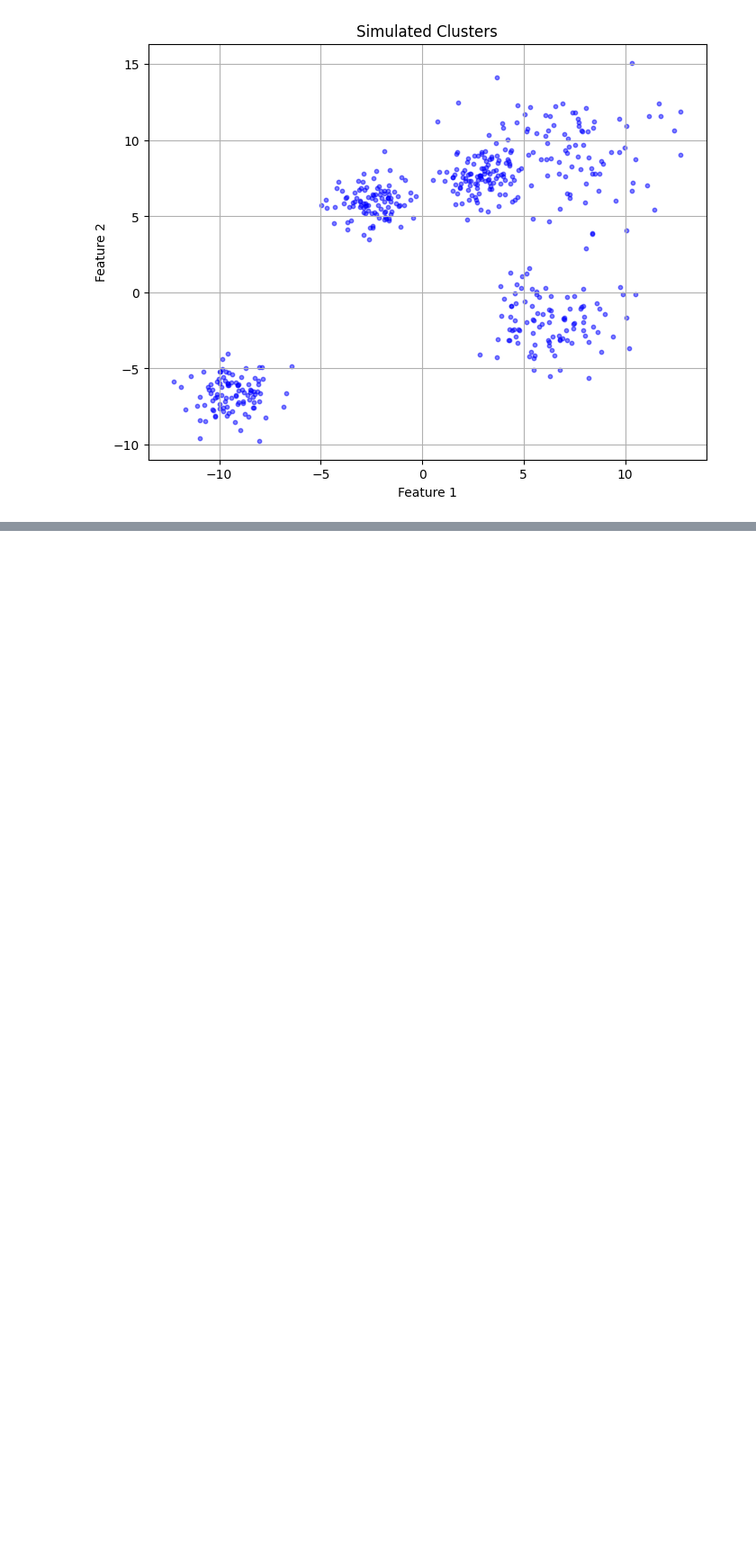
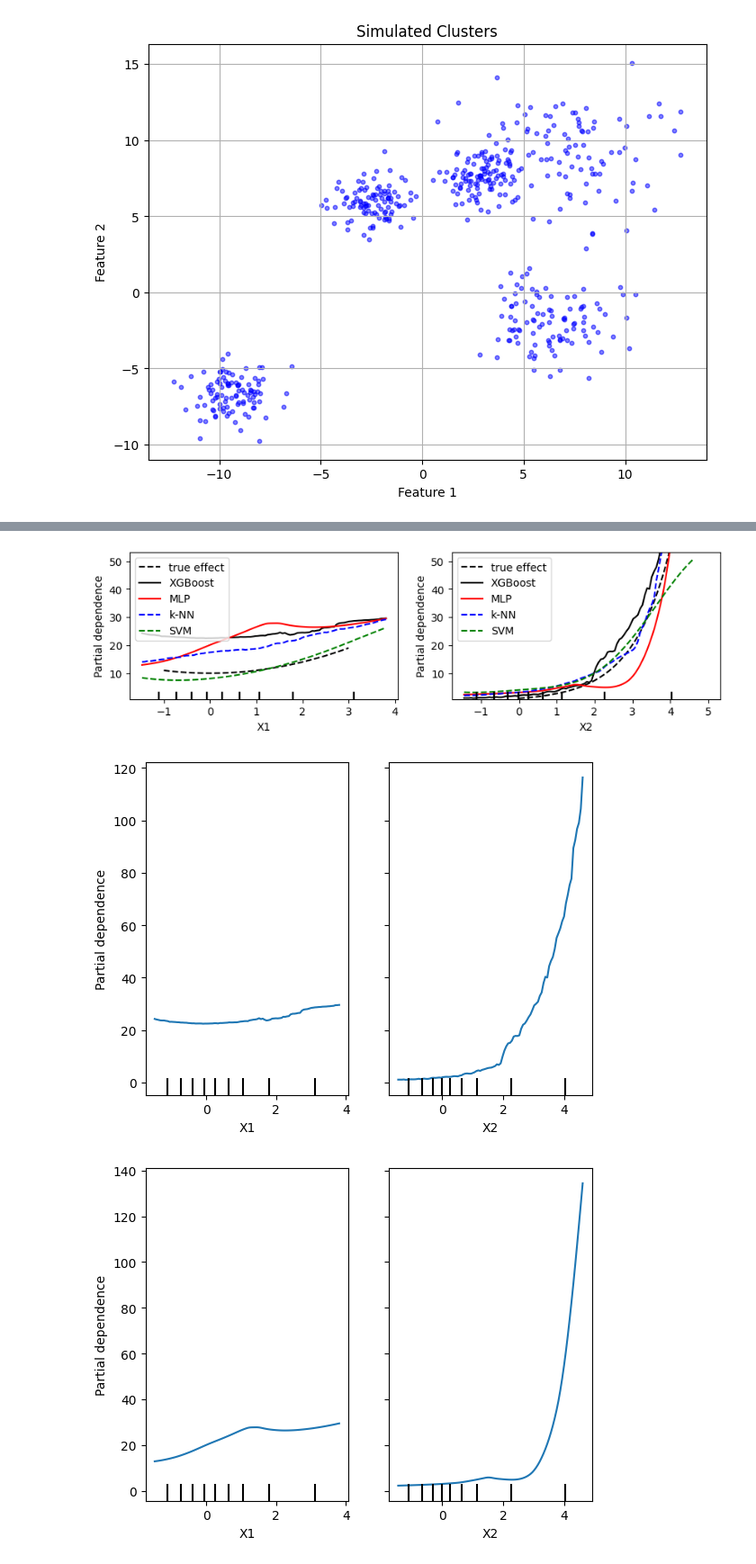
Before and after one commit to Versus-91/blackboxofmachinelearning, a Jupyter notebook: a.ipynb, the cells around one changed output, grey strips where cells are left out. Shown at 90% size. Cells and saved outputs as stored; diff of their text form; code cells hidden in the pictures; blank space fills up the shorter version.

```diff
--- a/a.ipynb
+++ b/a.ipynb
@@ -389,0 +576,28 @@ plt.show()
+# %%
+from sklearn.inspection import PartialDependenceDisplay
+my_plot = None
+fig,(ax1,ax2) = plt.subplots(1, 2, figsize=(10, 2.5))  # (rows, columns, index)
+rf_disp = PartialDependenceDisplay.from_estimator(rf_model, X_train, features=[0,1],feature_names=["X1","X2"],n_jobs=-1)
+mlp_reg_disp = PartialDependenceDisplay.from_estimator(mlp_reg, X_train, features=[0,1],feature_names=["X1","X2"],n_jobs=-1)
+knn_disp = PartialDependenceDisplay.from_estimator(knn_reg, X_train, features=[0,1],feature_names=["X1","X2"],n_jobs=-1)
+svm_disp = PartialDependenceDisplay.from_estimator(svm_reg, X_train, features=[0,1],feature_names=["X1","X2"],n_jobs=-1)
+
+
+
+x_vals1 = np.linspace(-1, 3, 1000)
+x_vals2 = np.linspace(0, 5, 1000)
+ax1.plot(x_vals1, (x_vals1**2)+10, label='true effect', color='black',linestyle='dashed')
+ax2.plot(x_vals2, np.exp(x_vals2), label='true effect', color='black',linestyle='dashed')
+rf_disp.plot(ax=[ax1, ax2,], line_kw={"label": "XGBoost","color":'black'})
+mlp_reg_disp.plot(ax=[ax1, ax2], line_kw={"label": "MLP","color":'red'})
+knn_disp.plot(ax=[ax1, ax2], line_kw={"label": "k-NN","color":'blue','linestyle':'dashed'})
+svm_disp.plot(ax=[ax1, ax2], line_kw={"label": "SVM","color":'green','linestyle':'dashed'})
+
+
+
+
+my_plot = fig
+# %% [output]
+[figure, added]
+[figure, added]
+[figure, added]
```
Also changed, not shown: parts of 8 cells of this notebook.
